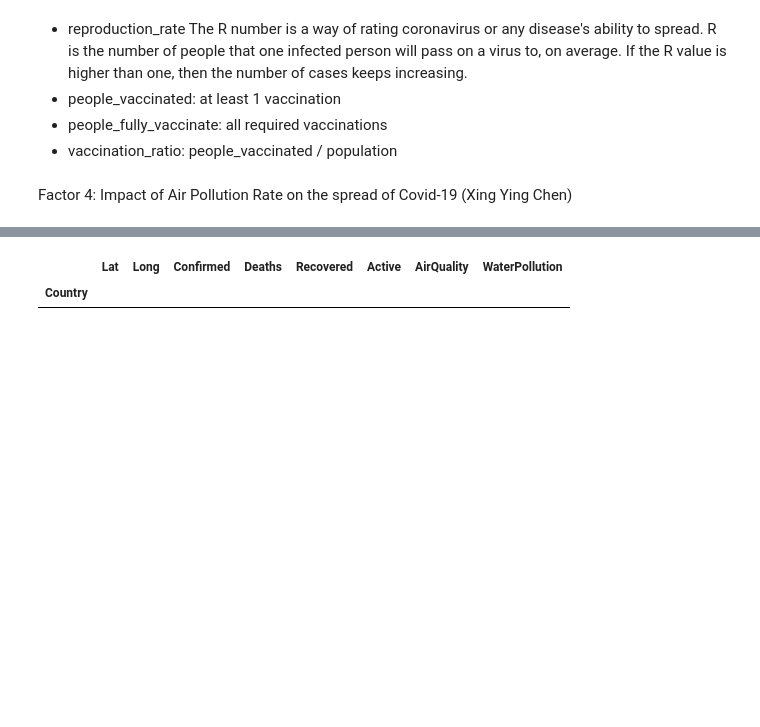
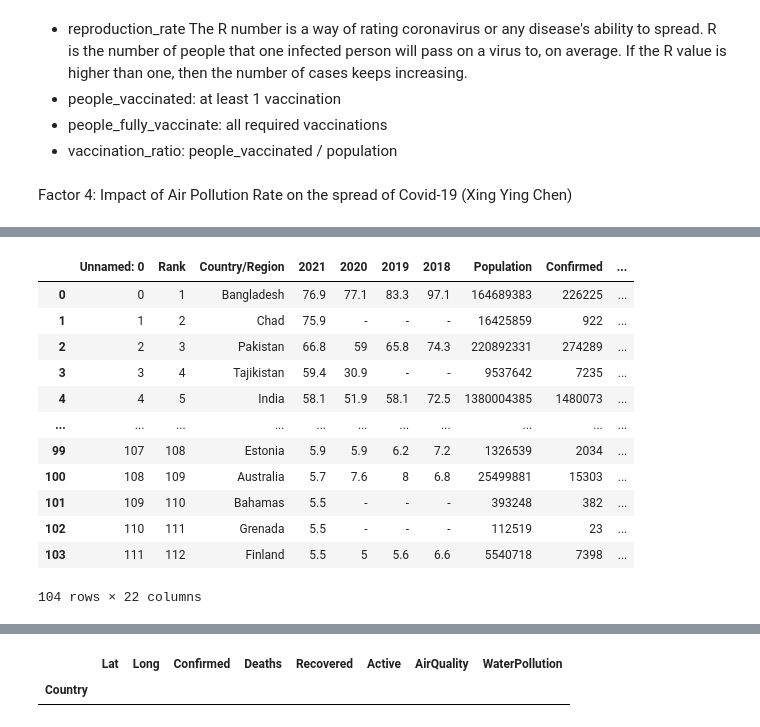
Before and after one commit to NysB/Project_1_Group_3, a Jupyter notebook: factors_covid.ipynb, the cells around one changed output, grey strips where cells are left out. Drawn from its saved outputs; the diff is of its cells as text; code cells hidden in the pictures; blank space fills up the shorter version.

Commit message:
change-data

```diff
--- a/factors_covid.ipynb
+++ b/factors_covid.ipynb
@@ -14,14 +14,17 @@ import json
 path_covid_country = r"Dataset\Covid\country_wise_latest.csv"
 path_covid_complete = r"Dataset\Covid\covid_19_clean_complete.csv"
 path_air_quality = r"Dataset\Air Quality\World_cities_air_quality_and_water_pollution_2020.csv"
+path_air_pollution=r"Dataset\Air Quality\World_most_polluted_countries_regions_historical_data _2018-2021.csv"
 path_government_resp = r"Dataset\Government_response\COVID_gov_complete_29_03.csv"
 path_vaccination_cases = r"Dataset\Vaccination\df_covid19_countries_cases.csv"
 path_vaccination_rate = r"Dataset\Vaccination\df_covid19_countries_vaccination.csv"
 path_weather = r"Dataset\Weather\training_data_with_weather_info_week_4.csv"
 
+
 covid_country_df = pd.read_csv(path_covid_country)
 covid_complete_df = pd.read_csv(path_covid_complete)
 air_quality_df = pd.read_csv(path_air_quality)
+air_pollution_df=pd.read_csv(path_air_pollution)
 government_resp_df = pd.read_csv(path_government_resp)
 vaccination_cases_df = pd.read_csv(path_vaccination_cases)
 vaccination_rate_df = pd.read_csv(path_vaccination_rate)
@@ -90,0 +126,17 @@ Factor 4: Impact of Air Pollution Rate on the spread of Covid-19 (Xing Ying Chen
+# %%
+air_pollution_df=pd.merge(air_pollution_df,covid_country_df,on="Country/Region",how="inner")
+air_pollution_df
+# %% [output]
+|  | Unnamed: 0 | Rank | Country/Region | 2021 | 2020 | 2019 | 2018 | Population | Confirmed | ... |
+| 0 | 0 | 1 | Bangladesh | 76.9 | 77.1 | 83.3 | 97.1 | 164689383 | 226225 | ... |
+| 1 | 1 | 2 | Chad | 75.9 | - | - | - | 16425859 | 922 | ... |
+| 2 | 2 | 3 | Pakistan | 66.8 | 59 | 65.8 | 74.3 | 220892331 | 274289 | ... |
+| 3 | 3 | 4 | Tajikistan | 59.4 | 30.9 | - | - | 9537642 | 7235 | ... |
+| 4 | 4 | 5 | India | 58.1 | 51.9 | 58.1 | 72.5 | 1380004385 | 1480073 | ... |
+| ... | ... | ... | ... | ... | ... | ... | ... | ... | ... | ... |
+| 99 | 107 | 108 | Estonia | 5.9 | 5.9 | 6.2 | 7.2 | 1326539 | 2034 | ... |
+| 100 | 108 | 109 | Australia | 5.7 | 7.6 | 8 | 6.8 | 25499881 | 15303 | ... |
+| 101 | 109 | 110 | Bahamas | 5.5 | - | - | - | 393248 | 382 | ... |
+| 102 | 110 | 111 | Grenada | 5.5 | - | - | - | 112519 | 23 | ... |
+| 103 | 111 | 112 | Finland | 5.5 | 5 | 5.6 | 6.6 | 5540718 | 7398 | ... |
+104 rows × 22 columns
```
Also changed, not shown: parts of 3 cells of this notebook, 1 other file.
